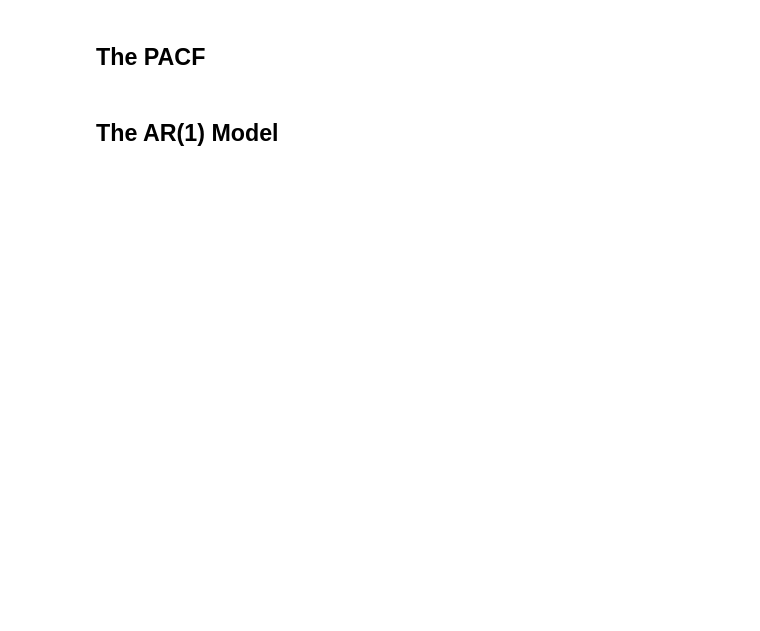
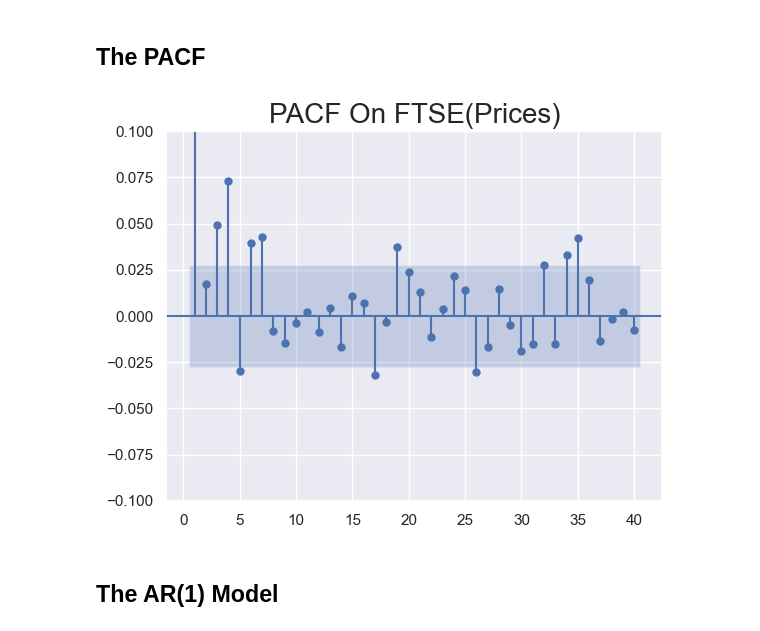
Before and after one commit to PradhumanSoni/Time-Series-Analysis, a Jupyter notebook: code_files/Section 7 (Prices) - The AR Model - Template .ipynb, the cells around one changed output. Drawn from its saved outputs; the diff is of its cells as text; code cells hidden in the pictures; blank space fills up the shorter version.

```diff
--- a/code_files/Section 7 (Prices) - The AR Model - Template .ipynb
+++ b/code_files/Section 7 (Prices) - The AR Model - Template .ipynb
@@ -33,4 +51,11 @@ df, df_test = df_comp.iloc[:size], df_comp.iloc[size:]
 # %% [markdown]
 ## The PACF
+# %%
+sgt.plot_pacf(df.market_value,lags=40,zero=False,alpha=0.05,method=('ols'))
+plt.title("PACF On FTSE(Prices)",size=20)
+plt.ylim(-.1,.1)
+plt.show()
+# %% [output]
+[figure, added]
 # %% [markdown]
 ## The AR(1) Model
```
Also changed, not shown: parts of 8 cells of this notebook, 1 other file.
